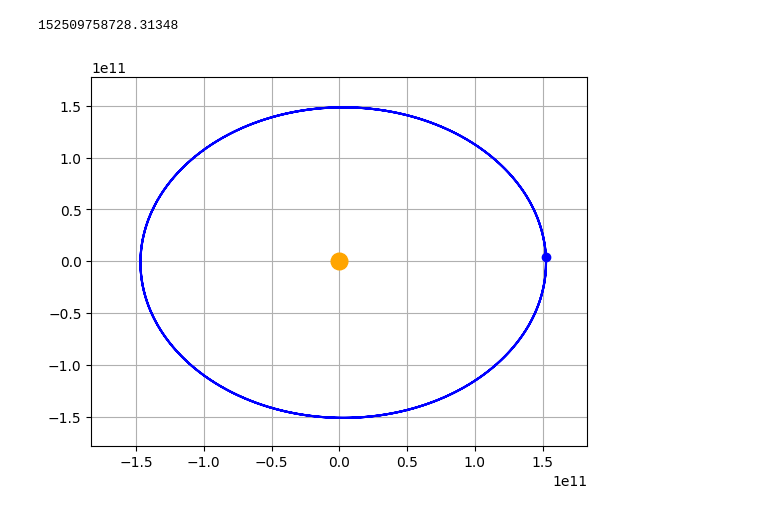
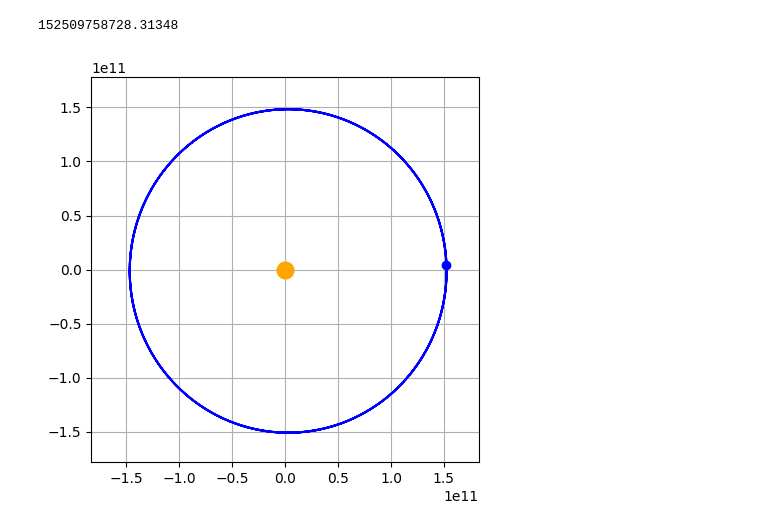
Before and after one commit to jmtony2000/Numerical_Symulations_of_-Star_System_Dynamics, a Jupyter notebook: Simulation.ipynb, the cells around one changed output. Saved outputs shown, nothing was run; the diff lists cells and outputs as text; code cells hidden in the pictures.

```diff
--- a/Simulation.ipynb
+++ b/Simulation.ipynb
@@ -80,7 +80,7 @@ max(posx_planet)
 # %% [output]
 152509758728.31348
 # %%
-fig = plt.figure()
+fig = plt.figure(figsize=(5,5))
 
 l_p, = plt.plot([],[], 'k-', color = "blue")
 point_e, = plt.plot([], [], marker="o", markersize=6, markeredgecolor="blue", markerfacecolor="blue")
@@ -89,31 +89,31 @@ l_s, = plt.plot([],[], 'k-', color = "orange")
 plt.xlim(-max(posx_planet)*1.2,max(posx_planet)*1.2)
 plt.ylim(-max(posy_planet)*1.2,max(posy_planet)*1.2)
 writer = PillowWriter(fps = 30)
 plt.grid()
 
 xplanet = []
 yplanet = []
 xstar = []
 ystar = []
 with writer.saving(fig, "OnePlanet.gif", 100):
     for i in range(0,len(posx_planet)):
         xplanet.append(posx_planet[i])
         yplanet.append(posy_planet[i])
         xstar.append(posx_sun[i])
         ystar.append(posy_sun[i])
 
         l_p.set_data(xplanet, yplanet)
         l_s.set_data(xstar, ystar)
         writer.grab_frame()
 
         point_e.set_data(posx_planet[i], posy_planet[i])
         point_s.set_data(posx_sun[i], posy_sun[i])
 # with writer.saving(fig, "OnePlanet.gif", 100):
 #     for xval in np.linspace(-5,5,100):
 #         xlist.append(xval)
 #         ylist.append(np.sin(xval)*3)
 #         l.set_data(xlist, ylist)
 
 #         writer.grab_frame()
 # %% [output]
-[figure, old version]
+[figure, new version]
```
Also changed, not shown: 1 other file.
